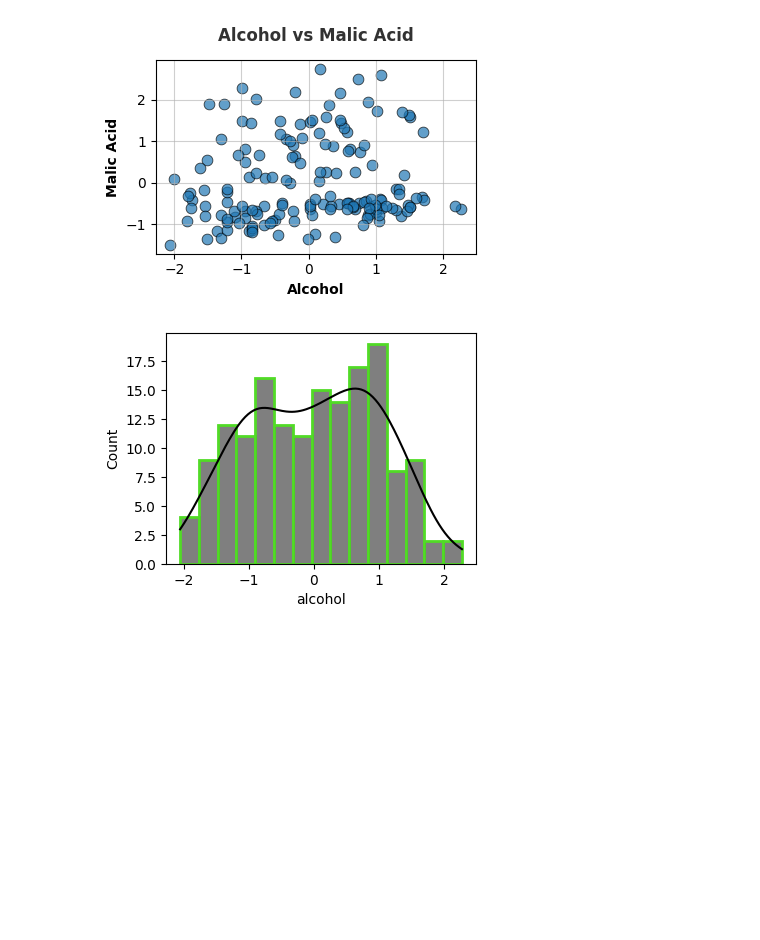
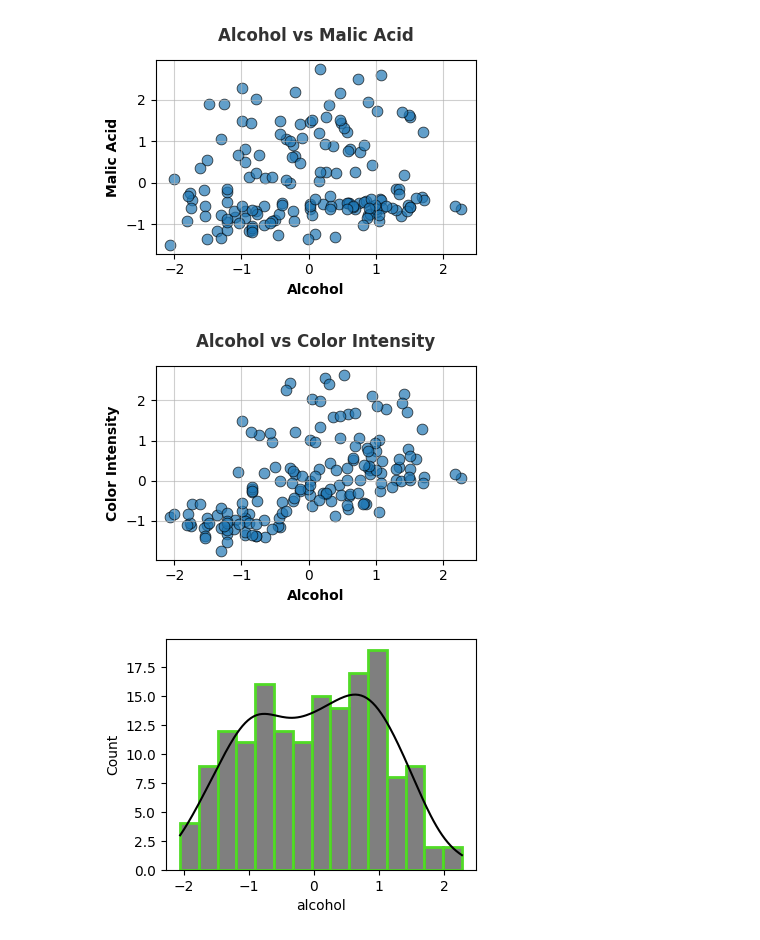
Before and after one commit to Md-Maruf-1727/Machine-Learning-Algorithms, a Jupyter notebook: Unsupervised/K Means Clustering/on wine dataset/code.ipynb, the cells around one changed output. Drawn from its saved outputs; the diff is of its cells as text; code cells hidden in the pictures; blank space fills up the shorter version.

```diff
--- a/Unsupervised/K Means Clustering/on wine dataset/code.ipynb
+++ b/Unsupervised/K Means Clustering/on wine dataset/code.ipynb
@@ -274,6 +274,29 @@ plt.tight_layout()  # Adjust layout to avoid overlap
 plt.show()          # Display the plot
 # %% [output]
 [figure]
+# %%
+plt.figure(figsize=(4, 3))  # Create a figure with a compact size
+sns.scatterplot(
+    data=df,                 # Dataset to plot from
+    x='alcohol',             # X-axis feature
+    y='color_intensity',          # Y-axis feature
+    s=60,                    # Size of scatter points
+    alpha=0.7,               # Transparency of points
+    edgecolor='black'        # Border color of points
+)
+plt.title(
+    'Alcohol vs Color Intensity', # Plot title
+    color='#323232',         # Title color
+    pad=14,                  # Space between title and plot
+    fontweight='bold'        # Make title bold
+)
+plt.xlabel('Alcohol', fontsize=10, fontweight='bold')      # X-axis label
+plt.ylabel('Color Intensity', fontsize=10, fontweight='bold')   # Y-axis label
+plt.grid(True, alpha=0.6)  # Add light dashed grid
+plt.tight_layout()  # Adjust layout to avoid overlap
+plt.show()          # Display the plot
+# %% [output]
+[figure, added]
 # %%
 # Purpose: Visualize the distribution of the 'alcohol' feature using a histogram with KDE
 # Set the figure size
```
Also changed, not shown: parts of 5 cells of this notebook.
